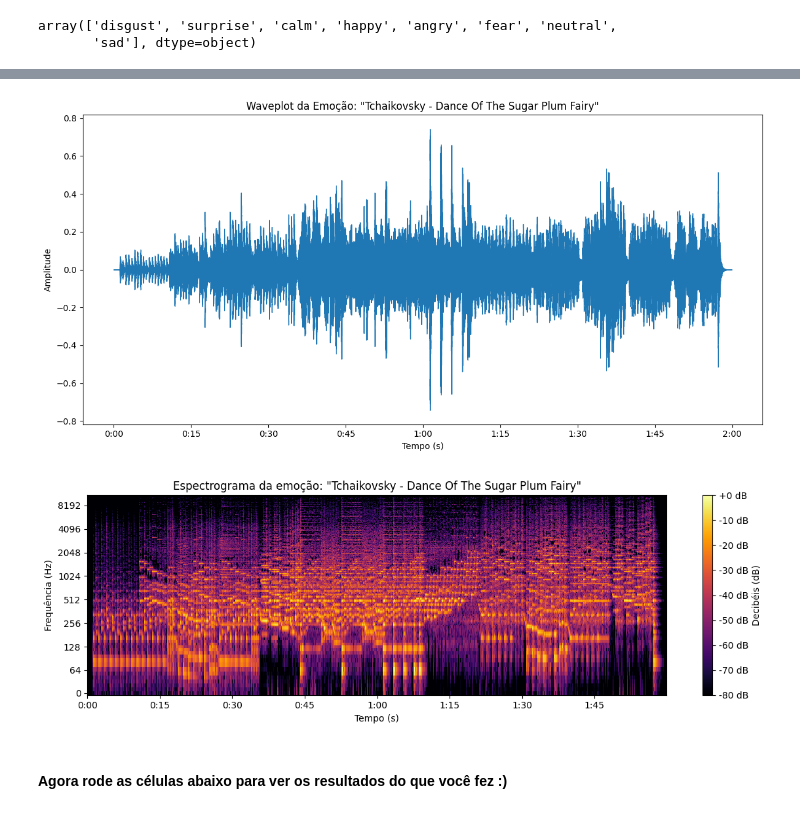
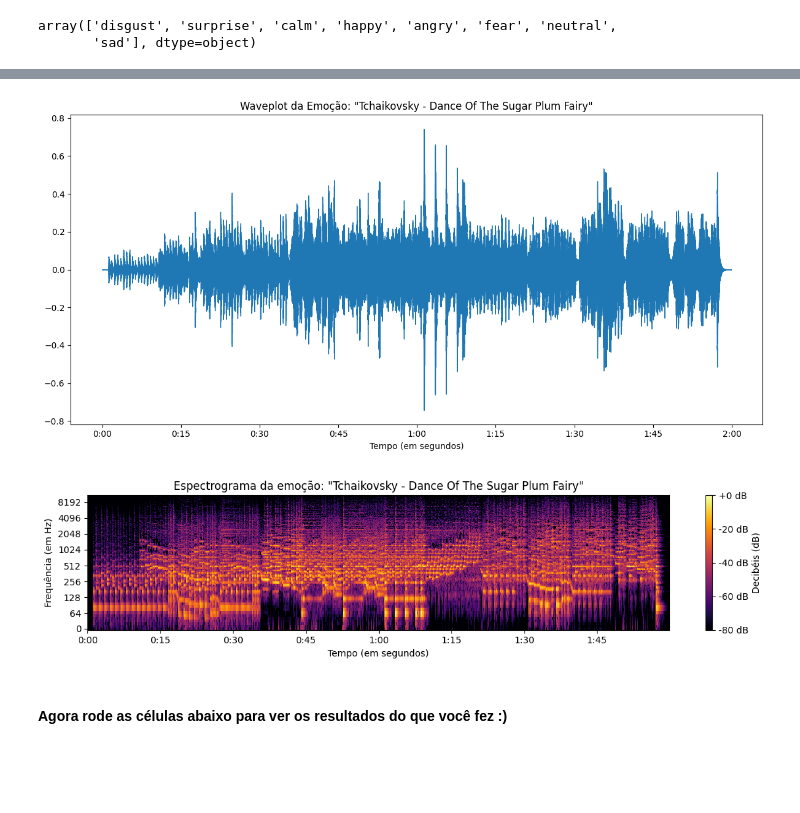
Before and after one commit to larissagondim/miniprojeto2, a Jupyter notebook: notebooks/1-eda.ipynb, the cells around one changed output, grey strips where cells are left out. Drawn from its saved outputs; the diff is of its cells as text; code cells hidden in the pictures; blank space fills up the shorter version.

```diff
--- a/notebooks/1-eda.ipynb
+++ b/notebooks/1-eda.ipynb
@@ -150,10 +157,9 @@ array(['disgust', 'surprise', 'calm', 'happy', 'angry', 'fear', 'neutral',
 # %%
 def create_waveplot(data, sr, e):
     plt.figure(figsize=(12, 6))
-    plt.title(f'Waveplot da Emoção: {e.title()}')
+    plt.title(f'Waveplot da Emoção: {e.title()}') # title pra deixar sempre as letras maiúsculas
     librosa.display.waveshow(y=data, sr=sr)
-    plt.xlabel('Tempo (s)')
-    plt.ylabel('Amplitude')
+    plt.xlabel('Tempo (em segundos)')
     plt.tight_layout()
     plt.show()
 
@@ -162,20 +168,20 @@ def create_spectrogram(data, sr, e):
     espectrograma = np.abs(stft)
     espectrograma_db = librosa.amplitude_to_db(espectrograma, ref=np.max)
 
-    plt.figure(figsize=(12, 4))
+    plt.figure(figsize=(12, 3))
     img = librosa.display.specshow(espectrograma_db, sr=sr, x_axis='time', y_axis='log', cmap='inferno')
-
+    plt.colorbar(img, format='%+2.0f dB', label='Decibéis (dB)')
     plt.title(f'Espectrograma da emoção: {e.title()}')
-    plt.colorbar(img, format='%+2.0f dB', label='Decibéis (dB)')
-    plt.xlabel('Tempo (s)')
-    plt.ylabel('Frequência (Hz)')
+    plt.xlabel('Tempo (em segundos)')
+    plt.ylabel('Frequência (em Hz)')
     plt.tight_layout()
     plt.show()
 
+# teste com áudio da própria biblioteca librosa
 audio_path = librosa.ex('nutcracker')
 data, sample_rate = librosa.load(audio_path)
-emocao_exemplo = '"Tchaikovsky - Dance of the Sugar Plum Fairy"'
+audio_exemplo = '"Tchaikovsky - Dance of the Sugar Plum Fairy"'
 
-create_waveplot(data, sample_rate, emocao_exemplo)
-create_spectrogram(data, sample_rate, emocao_exemplo)
+create_waveplot(data, sample_rate, audio_exemplo)
+create_spectrogram(data, sample_rate, audio_exemplo)
 # %% [output]
@@ -183,5 +188,5 @@ Downloading file 'Kevin_MacLeod_-_P_I_Tchaikovsky_Dance_of_the_Sugar_Plum_Fairy.
-[figure, old version]
+[figure, new version]
-[figure, old version]
+[figure, new version]
 # %% [markdown]
 #### Agora rode as células abaixo para ver os resultados do que você fez :)
 # %% [markdown]
```
Also changed, not shown: parts of 15 cells of this notebook, 1 other file.
